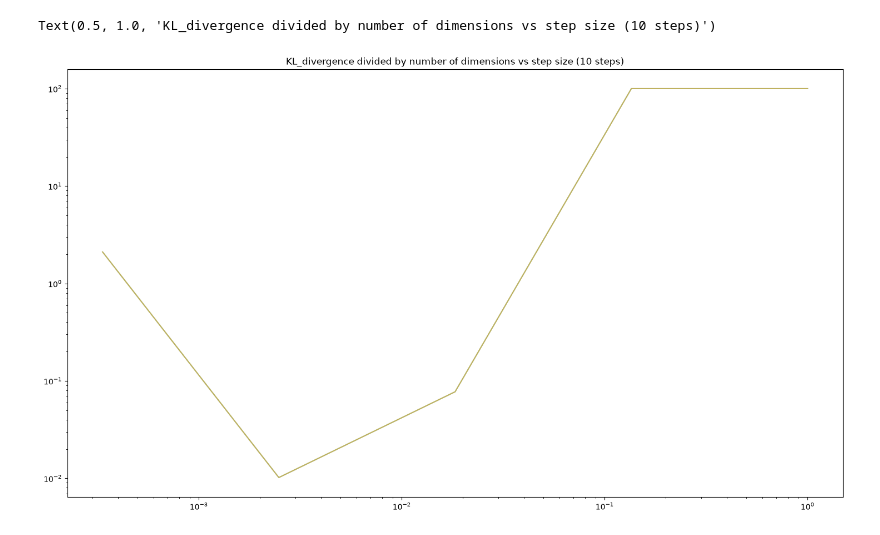
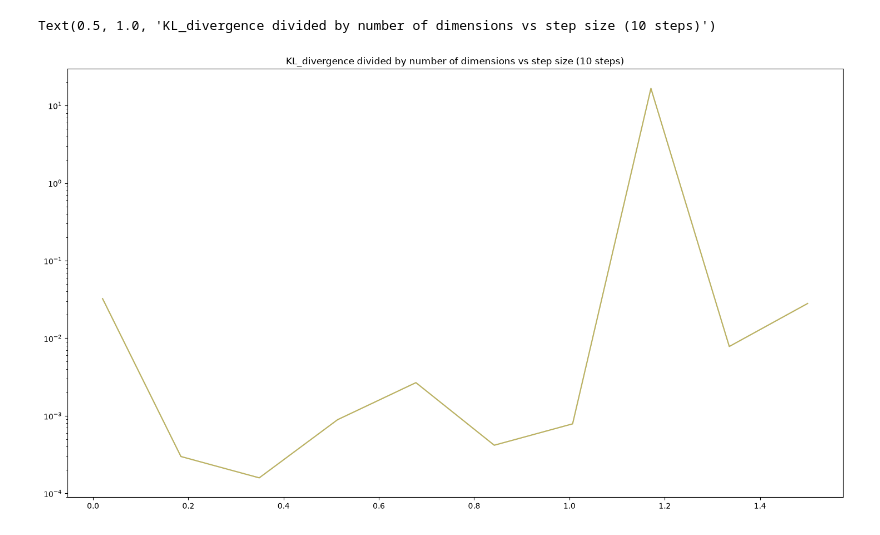
Before and after one commit to dtfrake/hmc-dust, a Jupyter notebook: plotting_KL_div_versus_step_size.ipynb, the cells around one changed output. Cells and saved outputs as stored; diff of their text form; code cells hidden in the pictures.

```diff
--- a/plotting_KL_div_versus_step_size.ipynb
+++ b/plotting_KL_div_versus_step_size.ipynb
@@ -7,7 +7,7 @@ import arviz as az
 # Import the custom package you generated
 from Better_HMC import HMCSampler
 import matplotlib.pyplot as plt
-#jax.config.update("jax_enable_x64", True)
+jax.config.update("jax_enable_x64", True)
 
 num_dimensions = 50
 num_data = 100
@@ -68,3 +68,7 @@ def KL_div_between_two_Gaussians(x1, cov1, x2, cov2, num_dimensions):
 
     return 0.5 * (logabsdet2 - logabsdet1 - num_dimensions
                   + trace_term + mahalanobis)
+
+
+correlated_cov_matrix = np.load('correlated_cov_matrix.npy')
+print(correlated_cov_matrix)
@@ -79,15 +97,14 @@ def negative_logdensity(x):
     #return negative_log_p_s
 
 
-step_sizes = jnp.linspace(-8, 2, 60)
-step_sizes = jnp.exp(step_sizes)
+step_sizes = jnp.linspace(0.02, 1.5, 10)
 position_data = jnp.zeros((step_sizes.size, num_overall_steps - burn_in, num_dimensions))
 for i in range (0, step_sizes.size):
     sampler = HMCSampler(
         negative_logdensity=negative_logdensity,
-        num_integration_steps=10,
+        num_integration_steps=5,
         step_size = step_sizes[i],
-        inv_mass_matrix = jnp.eye(num_dimensions),
+        inv_mass_matrix = correlated_cov_matrix,
         alpha=1.0
     )
 
@@ -121,10 +138,10 @@ for i in range (0, step_sizes.size):
 # %%
 fig, axes = plt.subplots(1, 1, figsize=(18, 10))
 axes.plot(step_sizes, KL_div_arr/num_dimensions, color = "teal", alpha = 0.5)
 axes.plot(step_sizes, KL_div_normalized_arr/num_dimensions, color = "orange", alpha = 0.5)
-axes.set_xscale("log")
+#axes.set_xscale("log")
 axes.set_yscale("log")
 axes.set_title("KL_divergence divided by number of dimensions vs step size (10 steps)")
 # %% [output]
 Text(0.5, 1.0, 'KL_divergence divided by number of dimensions vs step size (10 steps)')
-[figure, old version]
+[figure, new version]
```
Also changed, not shown: parts of 1 cell of this notebook, 10 other files.
